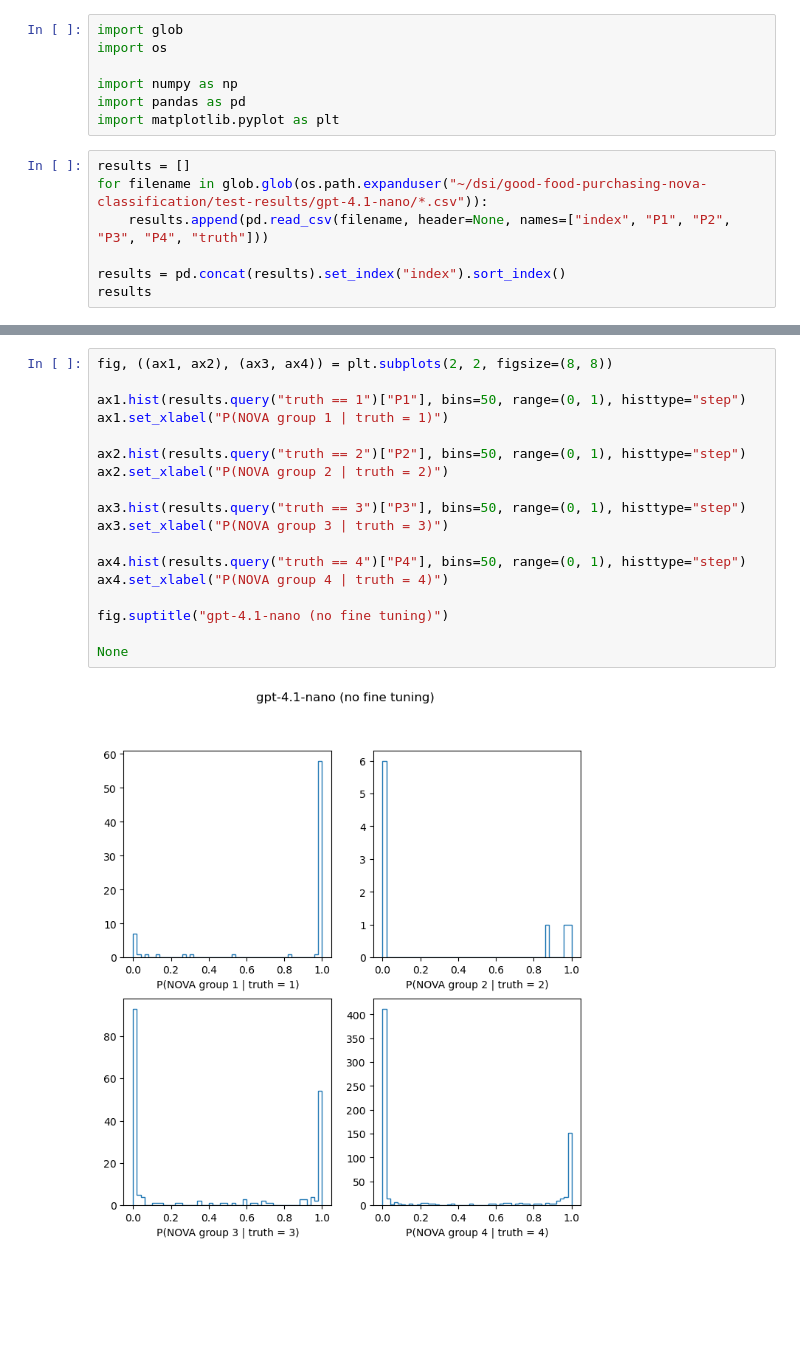
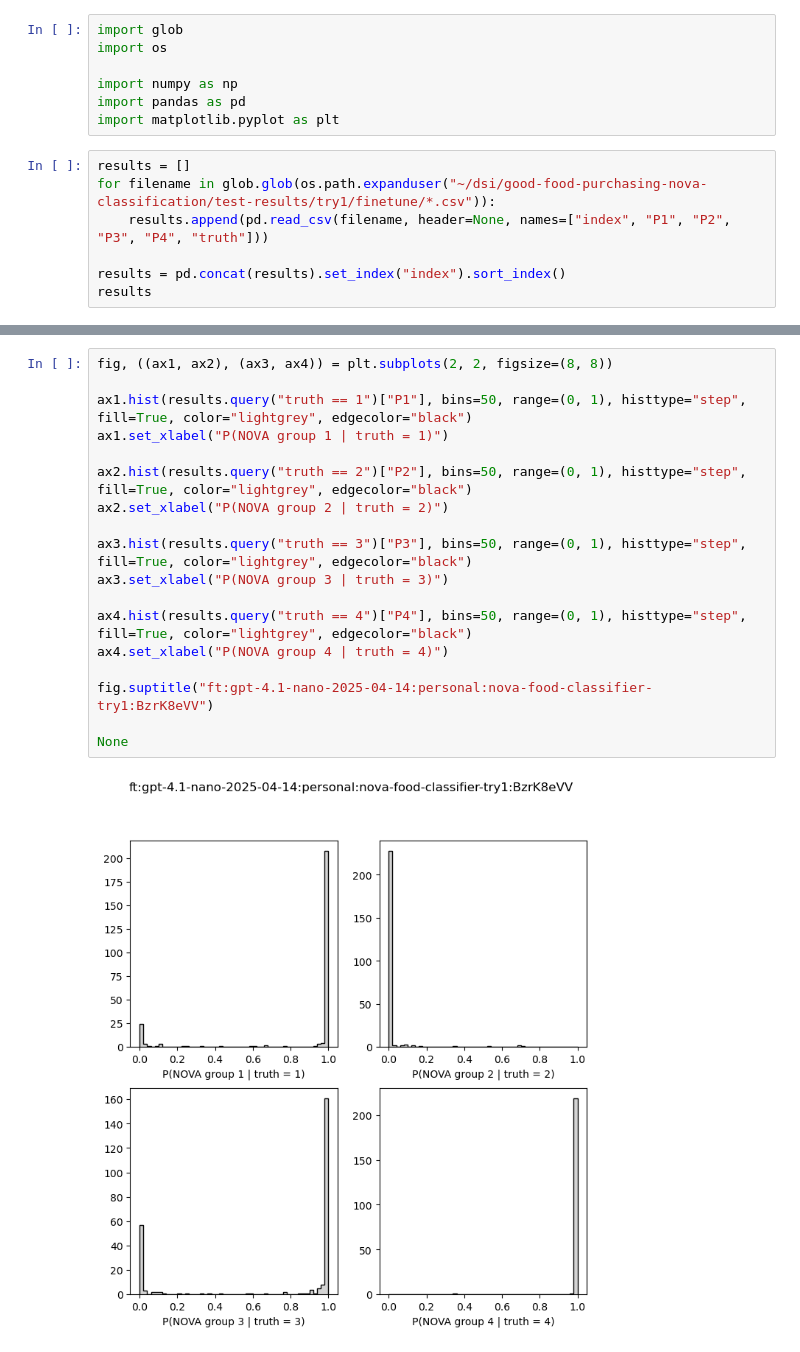
Before and after one commit to uchicago-dsi/good-food-purchasing-nova-classification, a Jupyter notebook: notebooks/openai-fine-tuning-plots.ipynb, the cells around one changed output, grey strips where cells are left out. Cells and saved outputs as stored; diff of their text form; blank space fills up the shorter version.

Commit message:
check try1 results

```diff
--- a/notebooks/openai-fine-tuning-plots.ipynb
+++ b/notebooks/openai-fine-tuning-plots.ipynb
@@ -7,7 +7,7 @@ import pandas as pd
 import matplotlib.pyplot as plt
 # %%
 results = []
-for filename in glob.glob(os.path.expanduser("~/dsi/good-food-purchasing-nova-classification/test-results/gpt-4.1-nano/*.csv")):
+for filename in glob.glob(os.path.expanduser("~/dsi/good-food-purchasing-nova-classification/test-results/try1/finetune/*.csv")):
     results.append(pd.read_csv(filename, header=None, names=["index", "P1", "P2", "P3", "P4", "truth"]))
 
 results = pd.concat(results).set_index("index").sort_index()
@@ -42,20 +42,20 @@ dtype: float64
 # %%
 fig, ((ax1, ax2), (ax3, ax4)) = plt.subplots(2, 2, figsize=(8, 8))
 
-ax1.hist(results.query("truth == 1")["P1"], bins=50, range=(0, 1), histtype="step")
+ax1.hist(results.query("truth == 1")["P1"], bins=50, range=(0, 1), histtype="step", fill=True, color="lightgrey", edgecolor="black")
 ax1.set_xlabel("P(NOVA group 1 | truth = 1)")
 
-ax2.hist(results.query("truth == 2")["P2"], bins=50, range=(0, 1), histtype="step")
+ax2.hist(results.query("truth == 2")["P2"], bins=50, range=(0, 1), histtype="step", fill=True, color="lightgrey", edgecolor="black")
 ax2.set_xlabel("P(NOVA group 2 | truth = 2)")
 
-ax3.hist(results.query("truth == 3")["P3"], bins=50, range=(0, 1), histtype="step")
+ax3.hist(results.query("truth == 3")["P3"], bins=50, range=(0, 1), histtype="step", fill=True, color="lightgrey", edgecolor="black")
 ax3.set_xlabel("P(NOVA group 3 | truth = 3)")
 
-ax4.hist(results.query("truth == 4")["P4"], bins=50, range=(0, 1), histtype="step")
+ax4.hist(results.query("truth == 4")["P4"], bins=50, range=(0, 1), histtype="step", fill=True, color="lightgrey", edgecolor="black")
 ax4.set_xlabel("P(NOVA group 4 | truth = 4)")
 
-fig.suptitle("gpt-4.1-nano (no fine tuning)")
+fig.suptitle("ft:gpt-4.1-nano-2025-04-14:personal:nova-food-classifier-try1:BzrK8eVV")
 
 None
 # %% [output]
-[figure, old version]
+[figure, new version]
```
Also changed, not shown: parts of 2 cells of this notebook, 1 other file.
